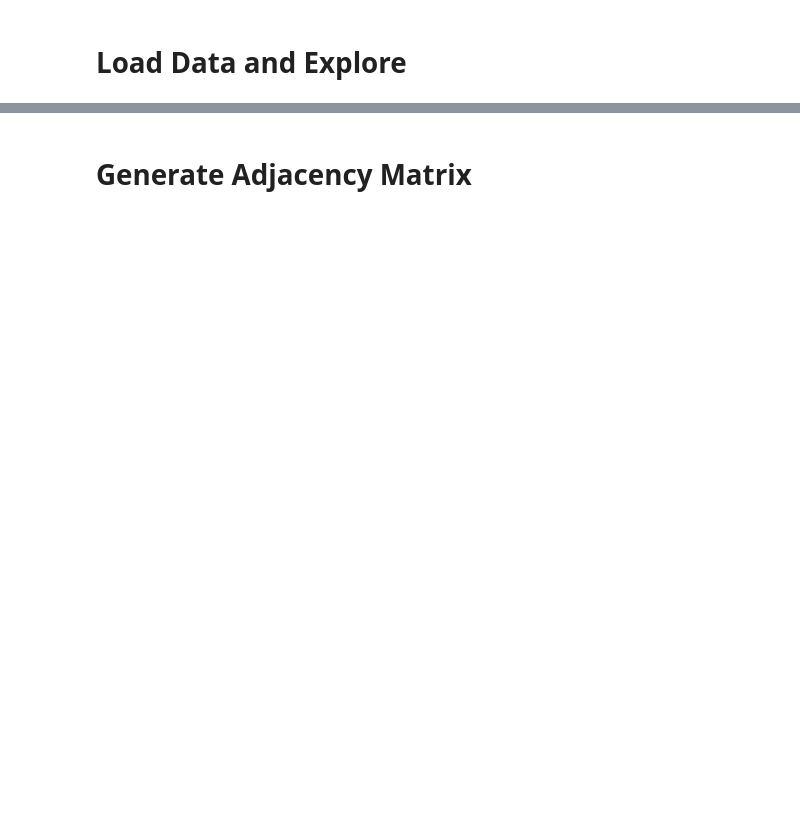
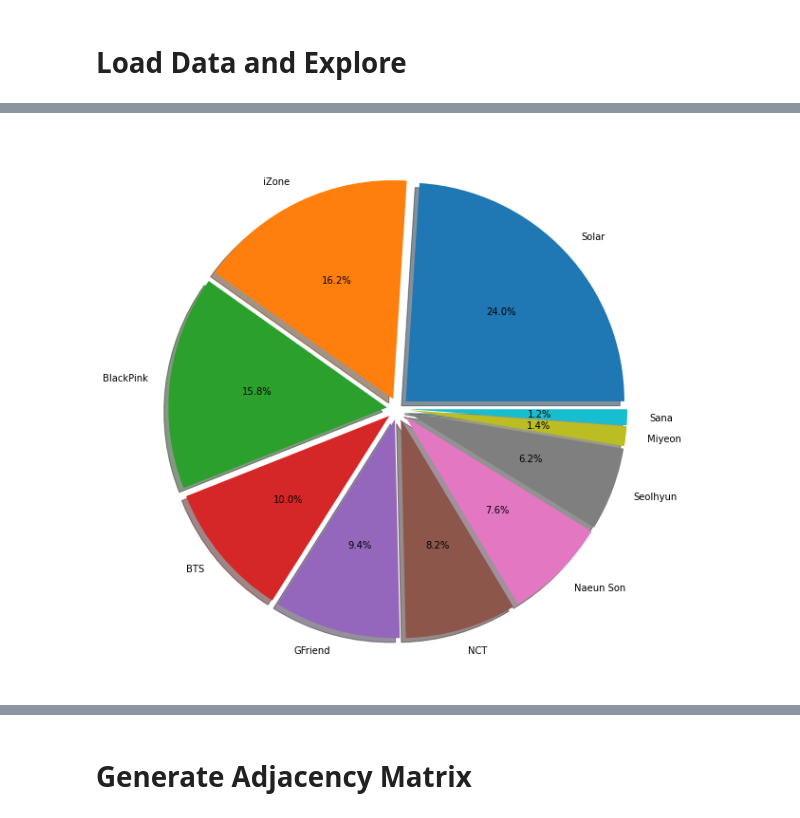
Before and after one commit to jinhangjiang/ASU_Adidas_CapstoneProject, a Jupyter notebook: Scripts/network_analysis/Adidas_NetworkAnalysis_JinhangJiang.ipynb, the cells around one changed output, grey strips where cells are left out. Saved outputs shown, nothing was run; the diff lists cells and outputs as text; code cells hidden in the pictures; blank space fills up the shorter version.

```diff
--- a/Scripts/network_analysis/Adidas_NetworkAnalysis_JinhangJiang.ipynb
+++ b/Scripts/network_analysis/Adidas_NetworkAnalysis_JinhangJiang.ipynb
@@ -44,3 +44,16 @@ data.shape
+# %%
+piecount = data.Celebrity.value_counts()
+piecount = pd.DataFrame(piecount)
+# %%
+labels=piecount.index
+explode = []
+for k in piecount.index:
+    explode.append(0.05)
+plt.pie(piecount.values, labels=labels, explode=explode, shadow=True, autopct='%1.1f%%')
+plt.subplots_adjust(left=2, bottom=2, right=4, top=4)
+plt.show()
+# %% [output]
+[figure, added]
 # %%
 print(*data.Celebrity.unique(),sep="\n")
 # %% [output]
```
Also changed, not shown: parts of 36 cells of this notebook, 9 other files.
